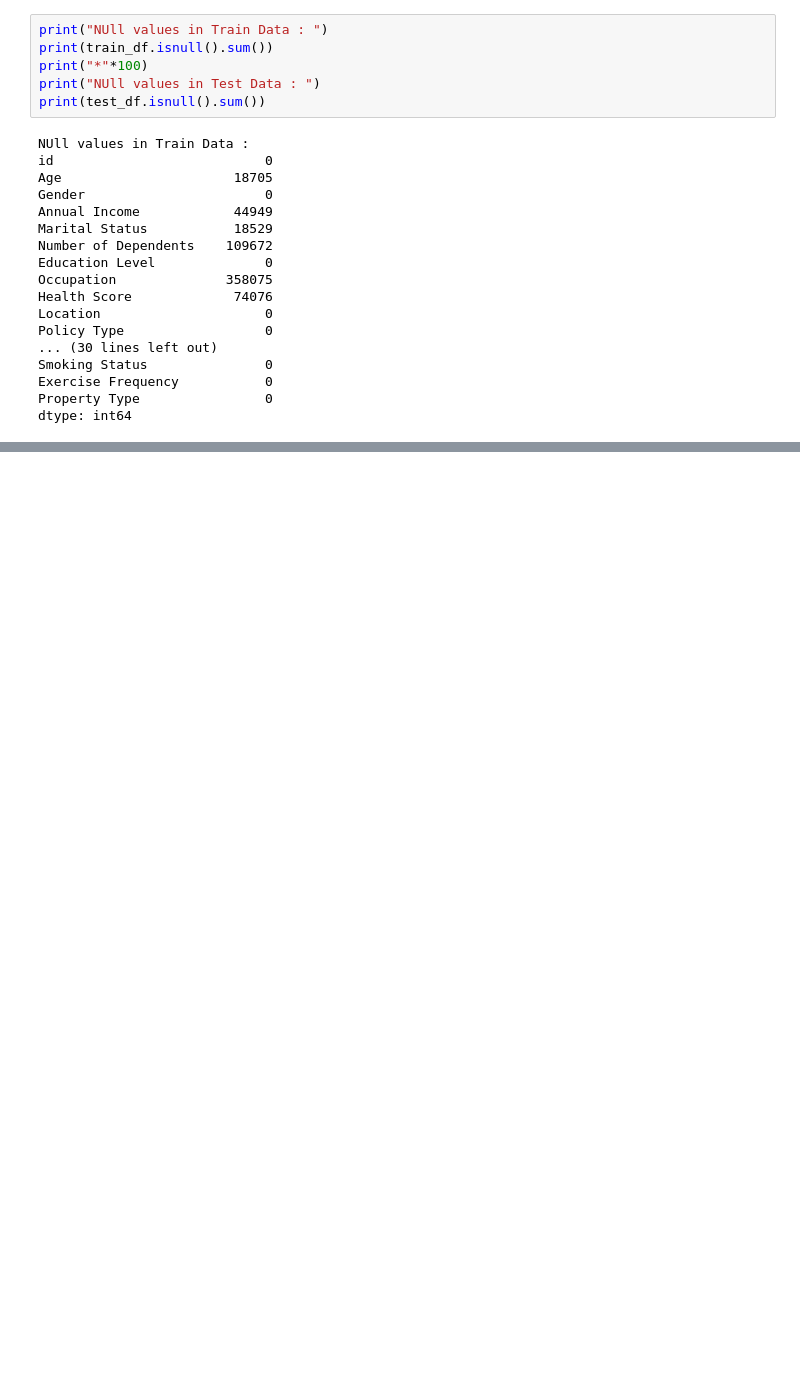
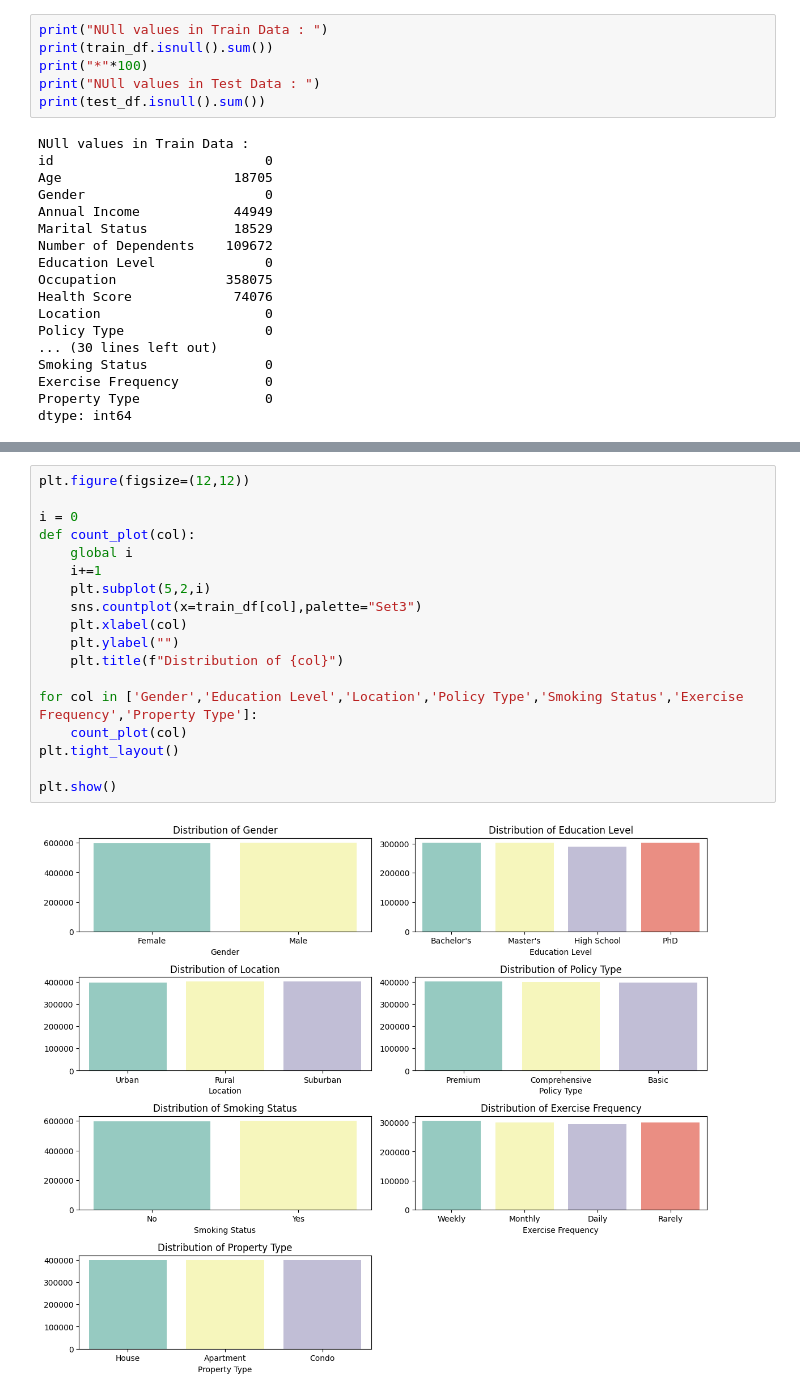
Before and after one commit to PARTHIBAN-007/Kaggle, a Jupyter notebook: Insurance Prediction.ipynb, the cells around one changed output, grey strips where cells are left out. Drawn from its saved outputs; the diff is of its cells as text; blank space fills up the shorter version.

```diff
--- a/Insurance Prediction.ipynb
+++ b/Insurance Prediction.ipynb
@@ -150,0 +153,20 @@ plt.show()
+# %%
+plt.figure(figsize=(12,12))
+
+i = 0
+def count_plot(col):
+    global i
+    i+=1
+    plt.subplot(5,2,i)
+    sns.countplot(x=train_df[col],palette="Set3")
+    plt.xlabel(col)
+    plt.ylabel("")
+    plt.title(f"Distribution of {col}")
+
+for col in ['Gender','Education Level','Location','Policy Type','Smoking Status','Exercise Frequency','Property Type']:
+    count_plot(col)
+plt.tight_layout()
+
+plt.show()
+# %% [output]
+[figure, added]
```
Also changed, not shown: parts of 7 cells of this notebook.
